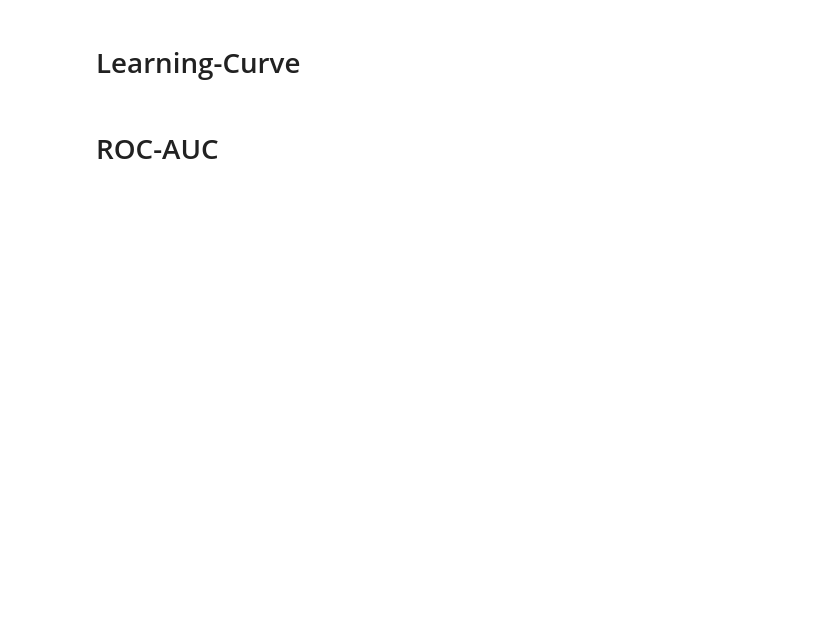
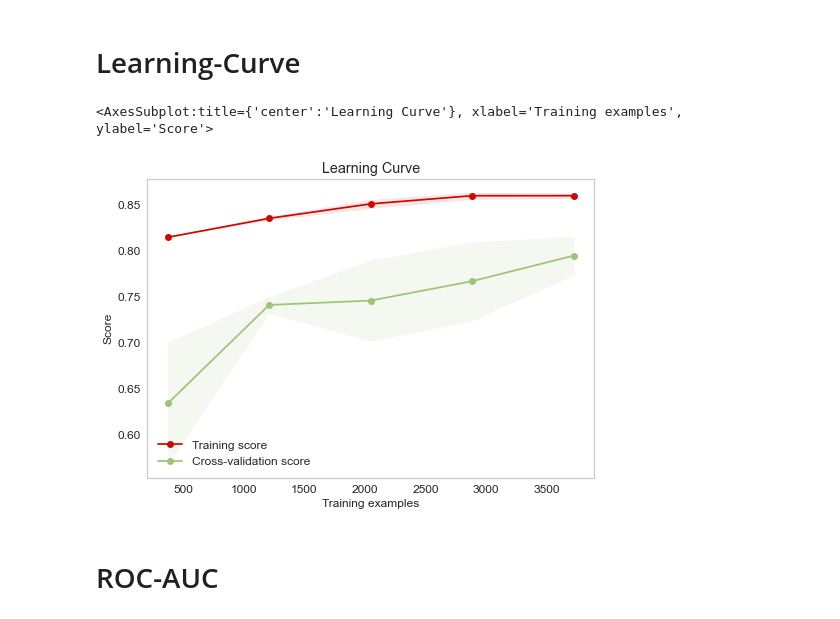
Before and after one commit to BouchetaYoucef/Projet_Employees, a Jupyter notebook: Projet_Employees_Predict.ipynb, the cells around one changed output. Cells and saved outputs as stored; diff of their text form; code cells hidden in the pictures; blank space fills up the shorter version.

```diff
--- a/Projet_Employees_Predict.ipynb
+++ b/Projet_Employees_Predict.ipynb
@@ -74,0 +94,5 @@ data
+# %%
+X = data.drop(["LeaveOrNot"], axis=1)
+y = data.LeaveOrNot
+# %%
+X_train, X_test, y_train, y_test = train_test_split(X , y , random_state = 42, test_size = 0.2)
@@ -75,8 +107,10 @@ data
+# %%
+preprocessing_StandardScaler = Pipeline(steps=[
+    ("standardscaler", StandardScaler())])
 # %% [markdown]
 # 3eme Iteration KNeighborsClassifier
 # %%
-KNC = Pipeline(steps=[["min_max_scaler", preprocessing_Min_Max_Scaler],
-                               ["standardscaler" , preprocessing_StandardScaler],
+KNC = Pipeline(steps=[["standardscaler" , preprocessing_StandardScaler],
                                ["classifier", KNeighborsClassifier()]])
 # %%
 KNC.fit(X_train, y_train)
@@ -100,7 +152,10 @@ plot_confusion_matrix(y_test, y_pred_KNC)
 # %% [markdown]
 # Learning-Curve
 # %%
-plot_learning_curve(DummyPipeline, X, y)
+plot_learning_curve(KNC, X, y)
+# %% [output]
+<AxesSubplot:title={'center':'Learning Curve'}, xlabel='Training examples', ylabel='Score'>
+[figure, added]
 # %% [markdown]
 # ROC-AUC
 # %%
```
Also changed, not shown: parts of 13 cells of this notebook, 4 other files.
